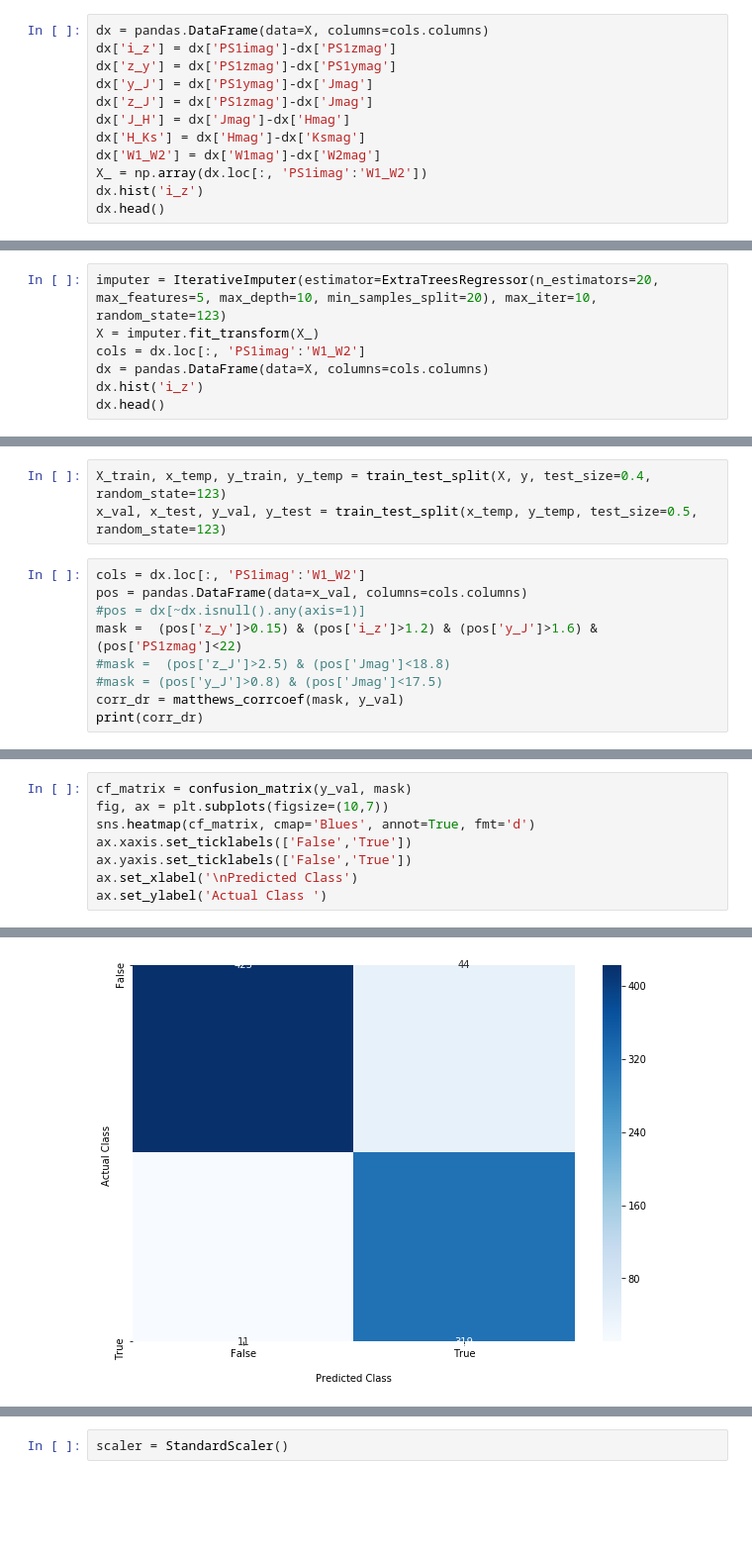
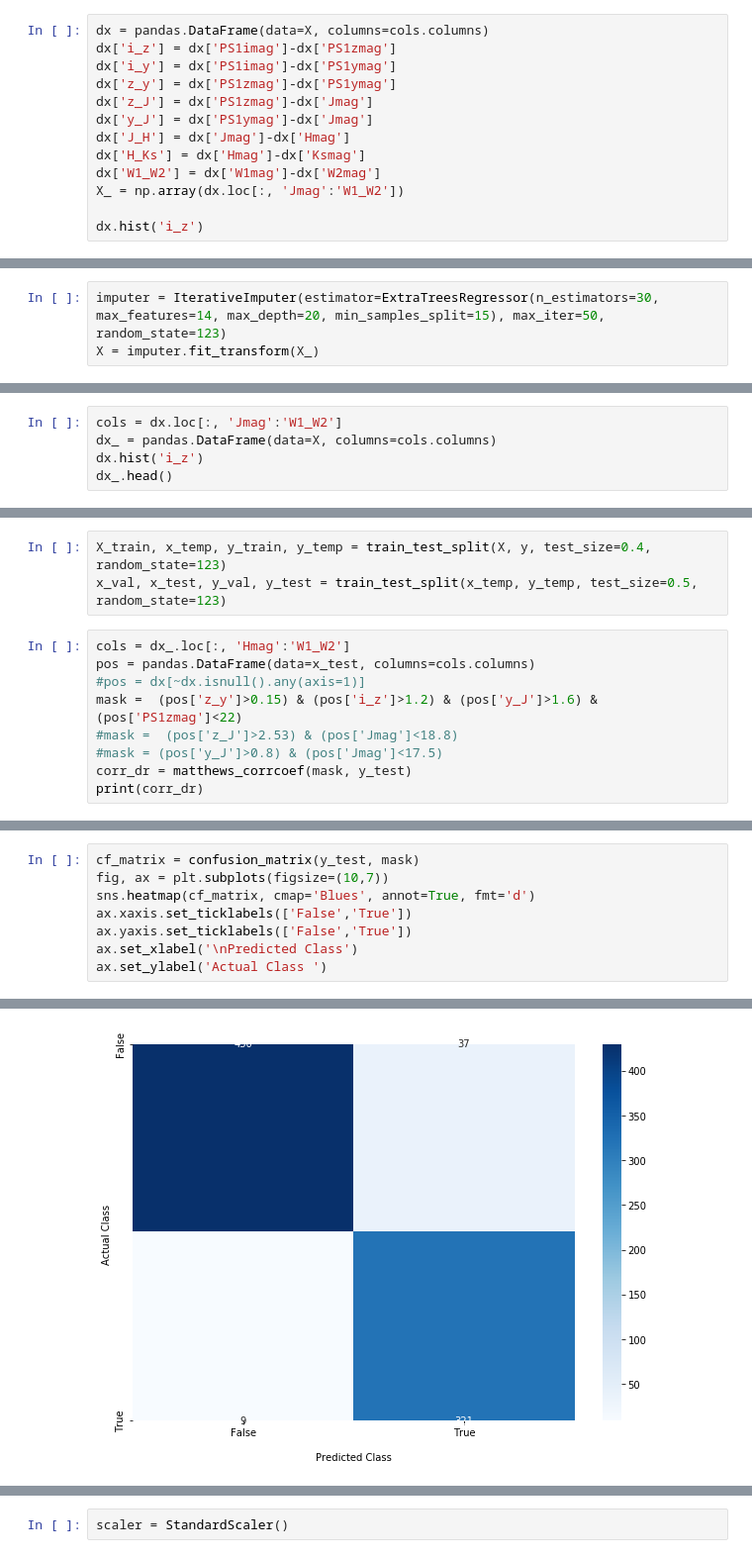
Before and after one commit to iamaleksandra/Brown-Dwarfs-NN, a Jupyter notebook: bd.ipynb, the cells around one changed output, grey strips where cells are left out. Shown at 99% size. Cells and saved outputs as stored; diff of their text form; blank space fills up the shorter version.

```diff
--- a/bd.ipynb
+++ b/bd.ipynb
@@ -95,13 +282,14 @@ Imputing missing values with KNN imputer
 # %%
 dx = pandas.DataFrame(data=X, columns=cols.columns)
 dx['i_z'] = dx['PS1imag']-dx['PS1zmag']
+dx['i_y'] = dx['PS1imag']-dx['PS1ymag']
 dx['z_y'] = dx['PS1zmag']-dx['PS1ymag']
+dx['z_J'] = dx['PS1zmag']-dx['Jmag']
 dx['y_J'] = dx['PS1ymag']-dx['Jmag']
-dx['z_J'] = dx['PS1zmag']-dx['Jmag']
 dx['J_H'] = dx['Jmag']-dx['Hmag']
 dx['H_Ks'] = dx['Hmag']-dx['Ksmag']
 dx['W1_W2'] = dx['W1mag']-dx['W2mag']
-X_ = np.array(dx.loc[:, 'PS1imag':'W1_W2'])
+X_ = np.array(dx.loc[:, 'Jmag':'W1_W2'])
+
 dx.hist('i_z')
-dx.head()
 # %% [output]
@@ -116,0 +306,3 @@ from sklearn.ensemble import ExtraTreesRegressor
+# %%
+imputer = IterativeImputer(estimator=ExtraTreesRegressor(n_estimators=30, max_features=14, max_depth=20, min_samples_split=15), max_iter=50, random_state=123)
+X = imputer.fit_transform(X_)
@@ -117,8 +311,6 @@ from sklearn.ensemble import ExtraTreesRegressor
 # %%
-imputer = IterativeImputer(estimator=ExtraTreesRegressor(n_estimators=20, max_features=5, max_depth=10, min_samples_split=20), max_iter=10, random_state=123)
-X = imputer.fit_transform(X_)
-cols = dx.loc[:, 'PS1imag':'W1_W2']
-dx = pandas.DataFrame(data=X, columns=cols.columns)
+cols = dx.loc[:, 'Jmag':'W1_W2']
+dx_ = pandas.DataFrame(data=X, columns=cols.columns)
 dx.hist('i_z')
-dx.head()
+dx_.head()
 # %% [output]
@@ -146,12 +348,12 @@ Lots of objects were initially misclassified due to the lack of the data needed.
 X_train, x_temp, y_train, y_temp = train_test_split(X, y, test_size=0.4, random_state=123)
 x_val, x_test, y_val, y_test = train_test_split(x_temp, y_temp, test_size=0.5, random_state=123)
 # %%
-cols = dx.loc[:, 'PS1imag':'W1_W2']
-pos = pandas.DataFrame(data=x_val, columns=cols.columns)
+cols = dx_.loc[:, 'Hmag':'W1_W2']
+pos = pandas.DataFrame(data=x_test, columns=cols.columns)
 #pos = dx[~dx.isnull().any(axis=1)]
 mask =  (pos['z_y']>0.15) & (pos['i_z']>1.2) & (pos['y_J']>1.6) & (pos['PS1zmag']<22)
-#mask =  (pos['z_J']>2.5) & (pos['Jmag']<18.8)
+#mask =  (pos['z_J']>2.53) & (pos['Jmag']<18.8)
 #mask = (pos['y_J']>0.8) & (pos['Jmag']<17.5)
-corr_dr = matthews_corrcoef(mask, y_val)
+corr_dr = matthews_corrcoef(mask, y_test)
 print(corr_dr)
 # %% [output]
@@ -159,14 +361,14 @@ print(corr_dr)
 # %%
-cf_matrix = confusion_matrix(y_val, mask)
+cf_matrix = confusion_matrix(y_test, mask)
 fig, ax = plt.subplots(figsize=(10,7))
 sns.heatmap(cf_matrix, cmap='Blues', annot=True, fmt='d')
 ax.xaxis.set_ticklabels(['False','True'])
 ax.yaxis.set_ticklabels(['False','True'])
 ax.set_xlabel('\nPredicted Class')
 ax.set_ylabel('Actual Class ')
 # %% [output]
 Text(69.0, 0.5, 'Actual Class ')
-[figure, old version]
+[figure, new version]
 # %%
 mag1='PS1imag'
 mag2='i_z'
```
Also changed, not shown: parts of 108 cells of this notebook.
